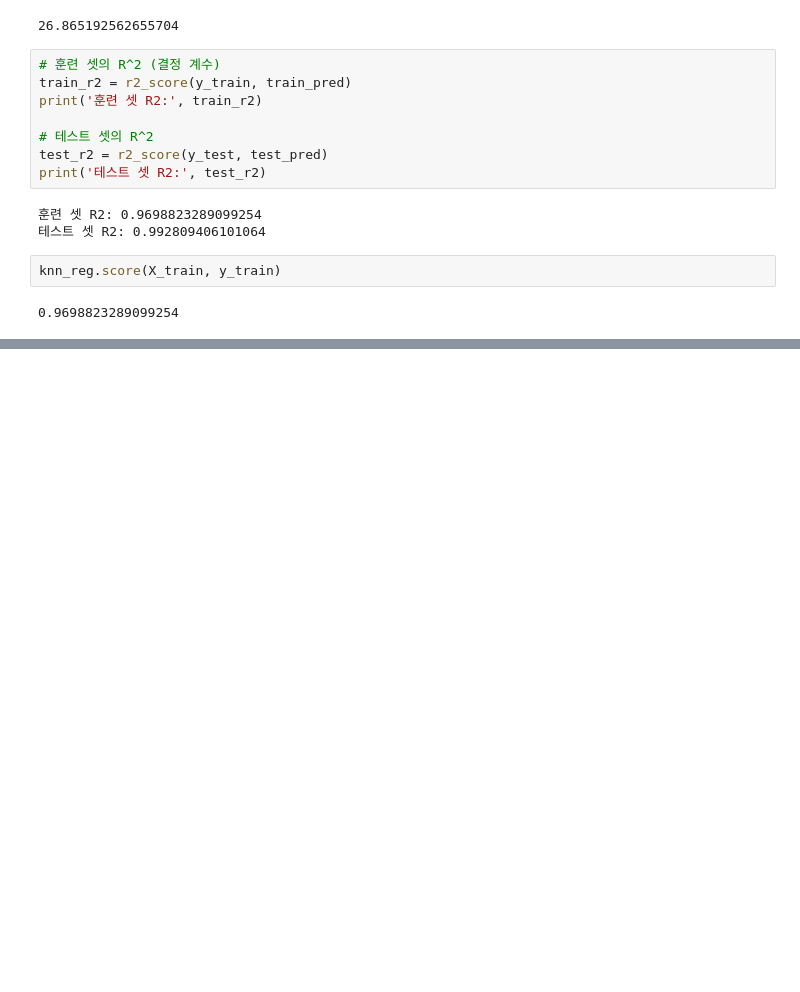
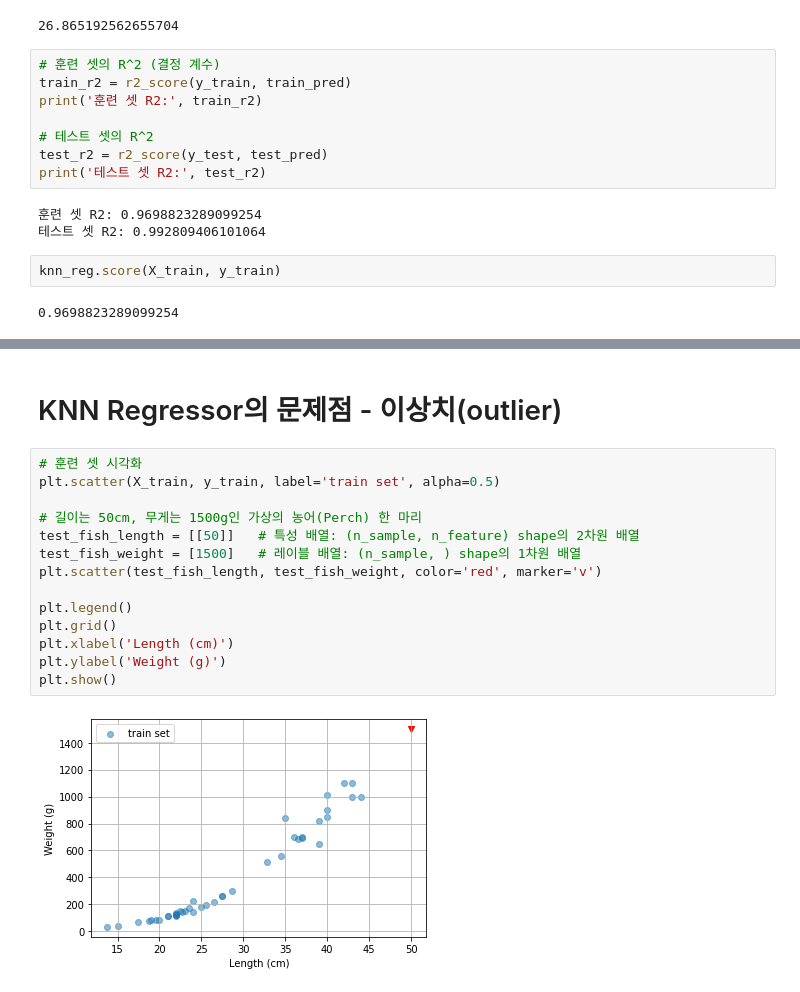
Before and after one commit to Gasijiyo/FirstStep_ML, a Jupyter notebook: ml05_regression.ipynb, the cells around one changed output, grey strips where cells are left out. Cells and saved outputs as stored; diff of their text form; blank space fills up the shorter version.

```diff
--- a/ml05_regression.ipynb
+++ b/ml05_regression.ipynb
@@ -234,0 +284,18 @@ knn_reg.score(X_test, y_test)
+# %% [markdown]
+# KNN Regressor의 문제점 - 이상치(outlier)
+# %%
+# 훈련 셋 시각화
+plt.scatter(X_train, y_train, label='train set', alpha=0.5)
+
+# 길이는 50cm, 무게는 1500g인 가상의 농어(Perch) 한 마리
+test_fish_length = [[50]]   # 특성 배열: (n_sample, n_feature) shape의 2차원 배열
+test_fish_weight = [1500]   # 레이블 배열: (n_sample, ) shape의 1차원 배열
+plt.scatter(test_fish_length, test_fish_weight, color='red', marker='v')
+
+plt.legend()
+plt.grid()
+plt.xlabel('Length (cm)')
+plt.ylabel('Weight (g)')
+plt.show()
+# %% [output]
+[figure, added]
```
Also changed, not shown: parts of 75 cells of this notebook.
